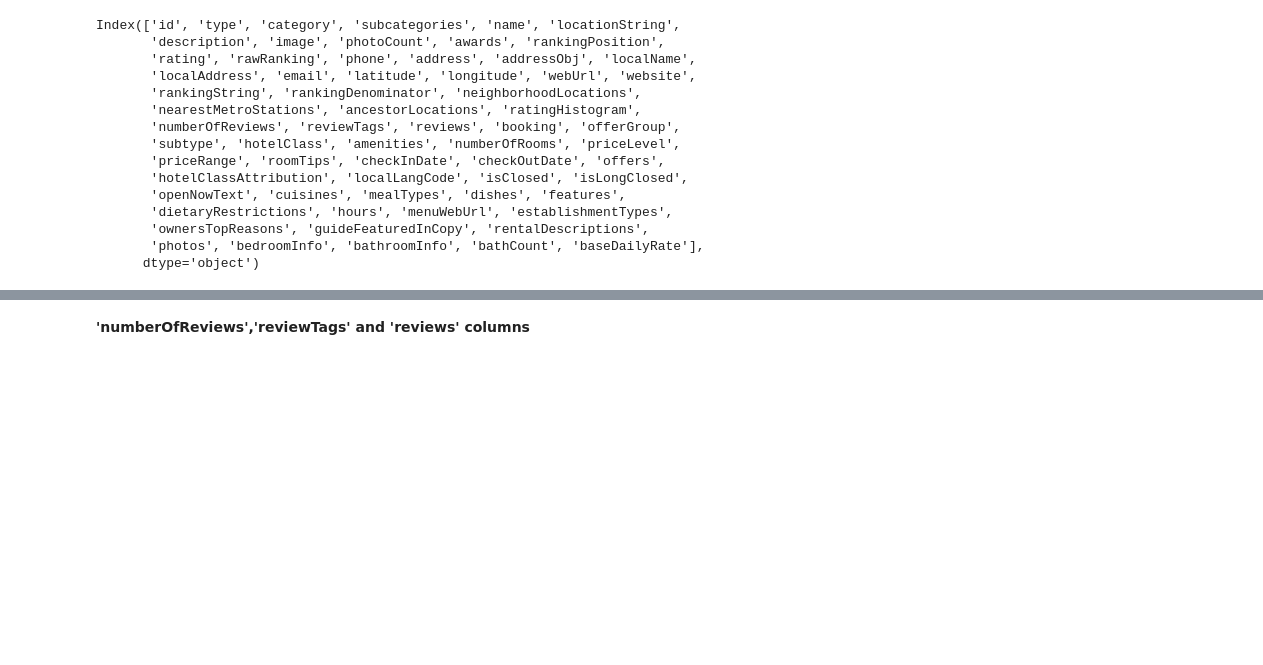
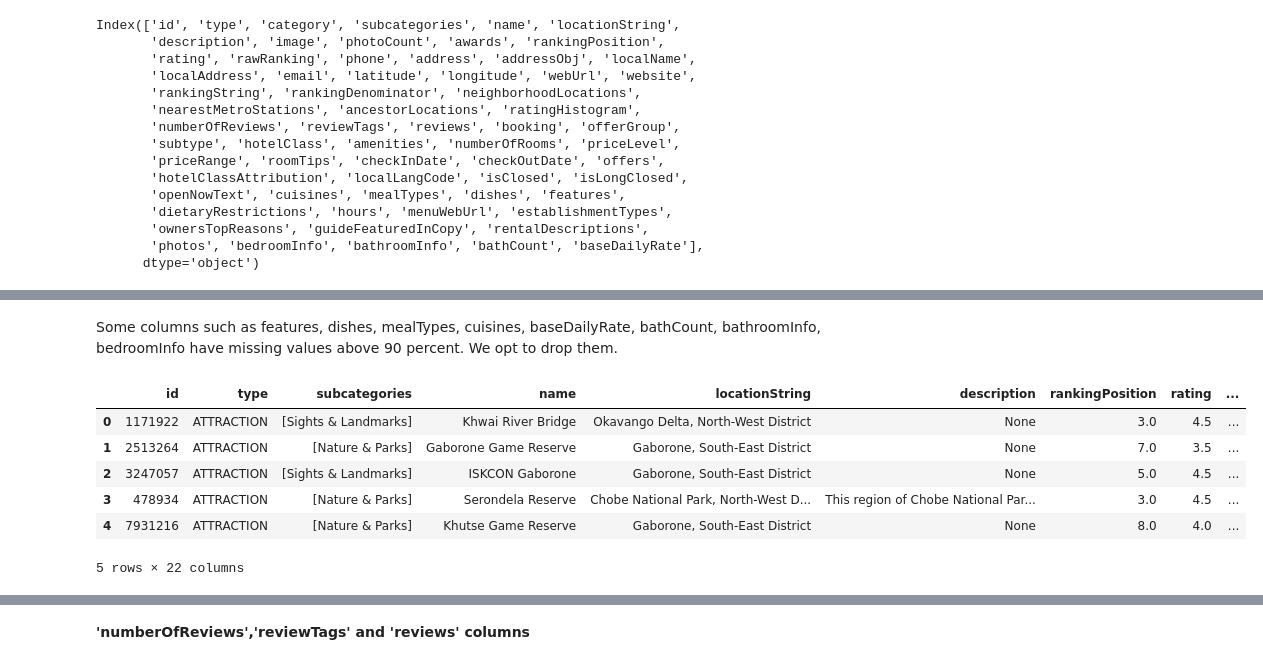
Before and after one commit to R3TR0Quan/travel-destination-recommendation-sys, a Jupyter notebook: misc_notebooks/kane.ipynb, the cells around one changed output, grey strips where cells are left out. Cells and saved outputs as stored; diff of their text form; code cells hidden in the pictures; blank space fills up the shorter version.

Commit message:
Dealing with missing values

```diff
--- a/misc_notebooks/kane.ipynb
+++ b/misc_notebooks/kane.ipynb
@@ -162,0 +167,14 @@ df_filtered.head()
+# %% [markdown]
+Some columns such as features, dishes, mealTypes, cuisines, baseDailyRate, bathCount, bathroomInfo, bedroomInfo have missing values above 90 percent. We opt to drop them.
+# %%
+above_90_missing_col = ['dishes', 'mealTypes', 'cuisines', 'baseDailyRate', 'bathCount', 'bathroomInfo', 'bedroomInfo']
+df.drop(columns=above_90_missing_col, inplace=True)
+df.head()
+# %% [output]
+|  | id | type | subcategories | name | locationString | description | rankingPosition | rating | ... |
+| 0 | 1171922 | ATTRACTION | [Sights & Landmarks] | Khwai River Bridge | Okavango Delta, North-West District | None | 3.0 | 4.5 | ... |
+| 1 | 2513264 | ATTRACTION | [Nature & Parks] | Gaborone Game Reserve | Gaborone, South-East District | None | 7.0 | 3.5 | ... |
+| 2 | 3247057 | ATTRACTION | [Sights & Landmarks] | ISKCON Gaborone | Gaborone, South-East District | None | 5.0 | 4.5 | ... |
+| 3 | 478934 | ATTRACTION | [Nature & Parks] | Serondela Reserve | Chobe National Park, North-West D... | This region of Chobe National Par... | 3.0 | 4.5 | ... |
+| 4 | 7931216 | ATTRACTION | [Nature & Parks] | Khutse Game Reserve | Gaborone, South-East District | None | 8.0 | 4.0 | ... |
+5 rows × 22 columns
```
Also changed, not shown: parts of 30 cells of this notebook.
